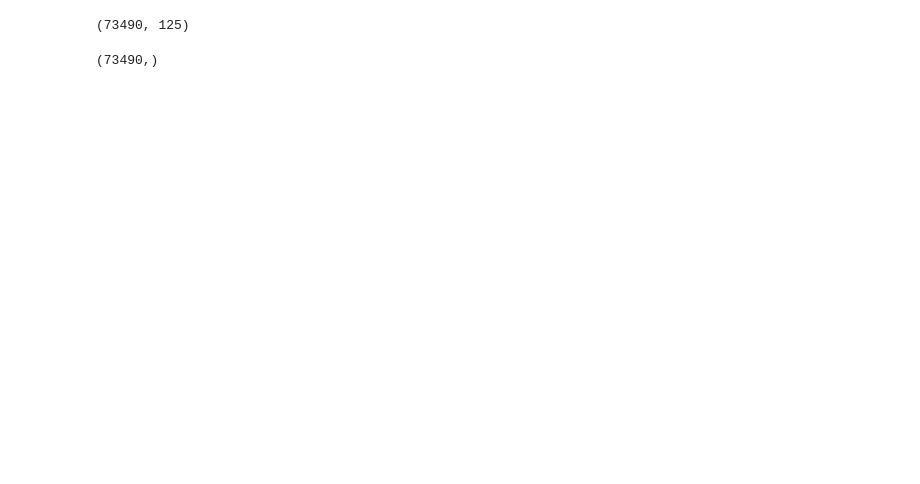
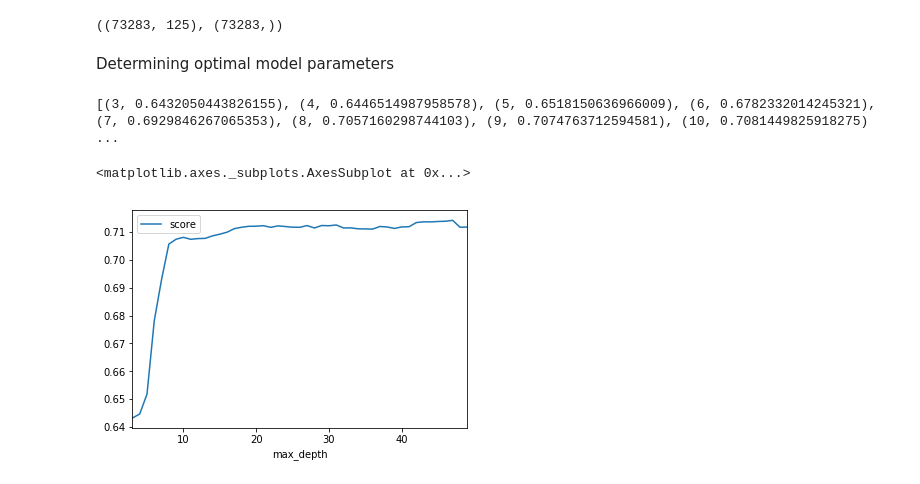
Before and after one commit to bronthomp/Capstone, a Jupyter notebook: Capstone_models.ipynb, the cells around one changed output. Drawn from its saved outputs; the diff is of its cells as text; code cells hidden in the pictures; blank space fills up the shorter version.

```diff
--- a/Capstone_models.ipynb
+++ b/Capstone_models.ipynb
@@ -32,10 +30,6 @@ readmit_model2.shape
 #Split dependent and independent variables
 Xad = readmit_model1.drop(['readmit'], 1) #Features
 Yad = readmit_model1['readmit'] #Target variable
-Xad.shape
+Xad.shape, Yad.shape
 # %% [output]
-(73490, 125)
+((73283, 125), (73283,))
-# %%
-Yad.shape
-# %% [output]
-(73490,)
@@ -47,0 +36,18 @@ logreg = LogisticRegressionCV(cv=5)
+# %% [markdown]
+Determining optimal model parameters
+# %%
+#Decision tree
+#Use cross-validation for hyperparamter tuning - choose the best max_depth
+depth = []
+for i in range(3, 50):
+
+    clf = DecisionTreeClassifier(max_depth=i)
+    scores = cross_val_score(estimator=clf, X = Xad, y = Yad, cv = 5, n_jobs = 4)
+    depth.append((i, scores.mean()))
+print(depth)
+pd.DataFrame(depth, columns = ['max_depth', 'score']).set_index('max_depth').plot()
+#Stabilizes at approximately 8
+# %% [output]
+[(3, 0.6432050443826155), (4, 0.6446514987958578), (5, 0.6518150636966009), (6, 0.6782332014245321), (7, 0.6929846267065353), (8, 0.7057160298744103), (9, 0.7074763712594581), (10, 0.7081449825918275) ...
+<matplotlib.axes._subplots.AxesSubplot at 0x...>
+[figure, added]
```
Also changed, not shown: parts of 61 cells of this notebook, 4 other files.
